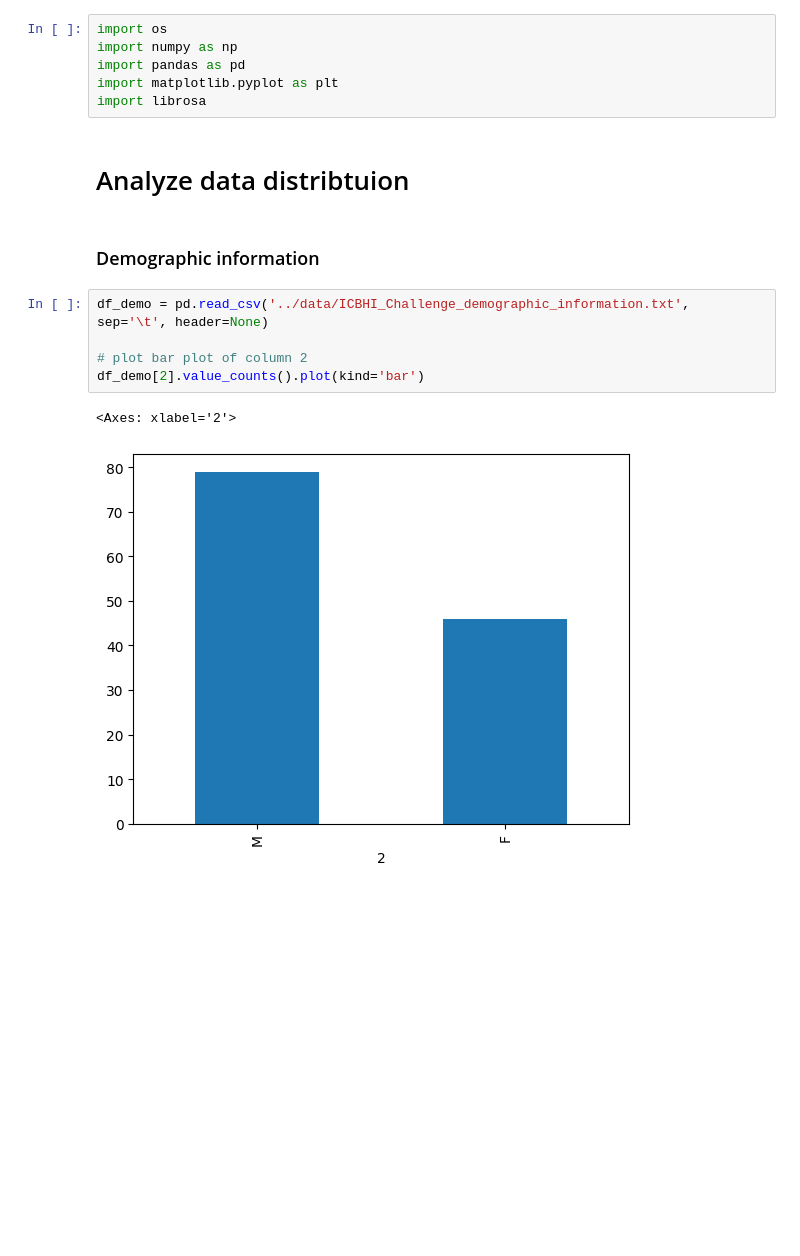
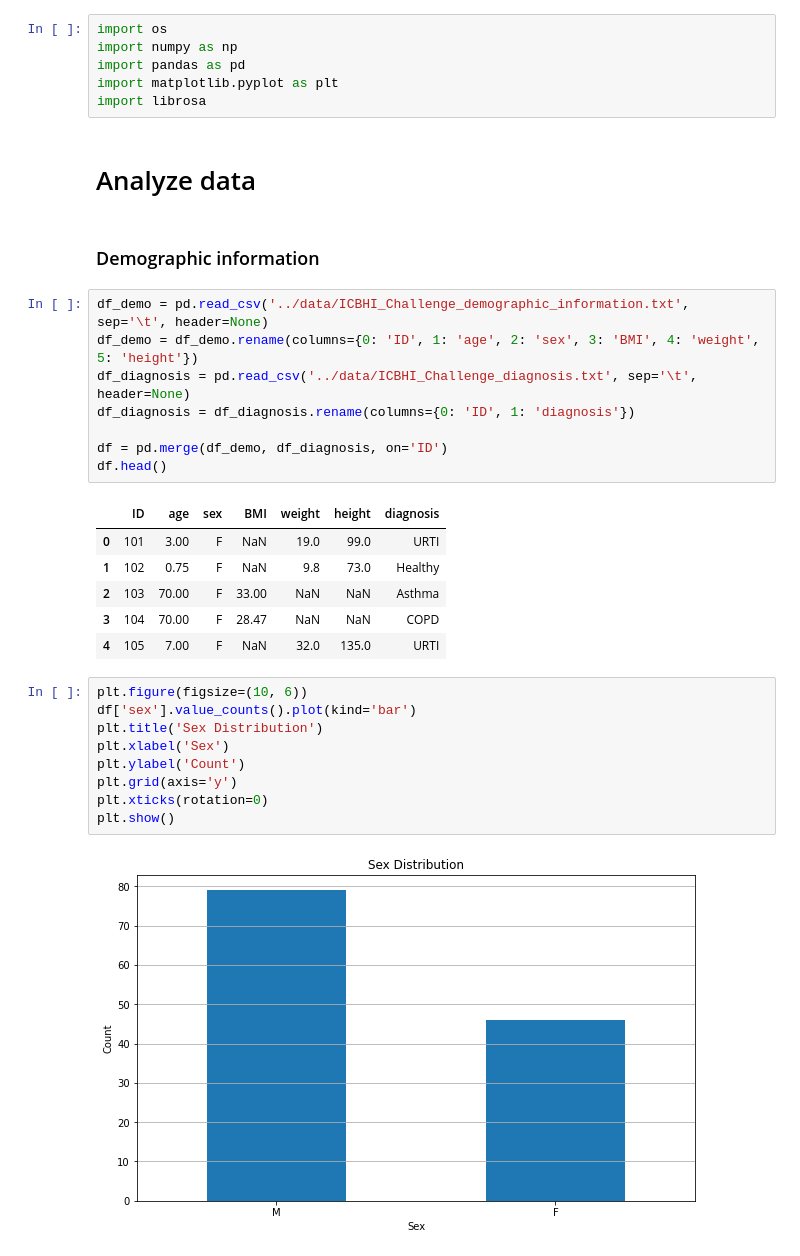
Before and after one commit to davidesalvi/ICBHI_2017, a Jupyter notebook: notebook/analyze_data.ipynb, the cells around one changed output. Drawn from its saved outputs; the diff is of its cells as text; blank space fills up the shorter version.

```diff
--- a/notebook/analyze_data.ipynb
+++ b/notebook/analyze_data.ipynb
@@ -5,14 +5,32 @@ import pandas as pd
 import matplotlib.pyplot as plt
 import librosa
 # %% [markdown]
-# Analyze data distribtuion
+# Analyze data
 # %% [markdown]
 ### Demographic information
 # %%
 df_demo = pd.read_csv('../data/ICBHI_Challenge_demographic_information.txt', sep='\t', header=None)
+df_demo = df_demo.rename(columns={0: 'ID', 1: 'age', 2: 'sex', 3: 'BMI', 4: 'weight', 5: 'height'})
+df_diagnosis = pd.read_csv('../data/ICBHI_Challenge_diagnosis.txt', sep='\t', header=None)
+df_diagnosis = df_diagnosis.rename(columns={0: 'ID', 1: 'diagnosis'})
 
-# plot bar plot of column 2
-df_demo[2].value_counts().plot(kind='bar')
+df = pd.merge(df_demo, df_diagnosis, on='ID')
+df.head()
 # %% [output]
-<Axes: xlabel='2'>
-[figure, removed]
+|  | ID | age | sex | BMI | weight | height | diagnosis |
+| 0 | 101 | 3.00 | F | NaN | 19.0 | 99.0 | URTI |
+| 1 | 102 | 0.75 | F | NaN | 9.8 | 73.0 | Healthy |
+| 2 | 103 | 70.00 | F | 33.00 | NaN | NaN | Asthma |
+| 3 | 104 | 70.00 | F | 28.47 | NaN | NaN | COPD |
+| 4 | 105 | 7.00 | F | NaN | 32.0 | 135.0 | URTI |
+# %%
+plt.figure(figsize=(10, 6))
+df['sex'].value_counts().plot(kind='bar')
+plt.title('Sex Distribution')
+plt.xlabel('Sex')
+plt.ylabel('Count')
+plt.grid(axis='y')
+plt.xticks(rotation=0)
+plt.show()
+# %% [output]
+[figure, added]
```
Also changed, not shown: parts of 3 cells of this notebook, 1 other file.
